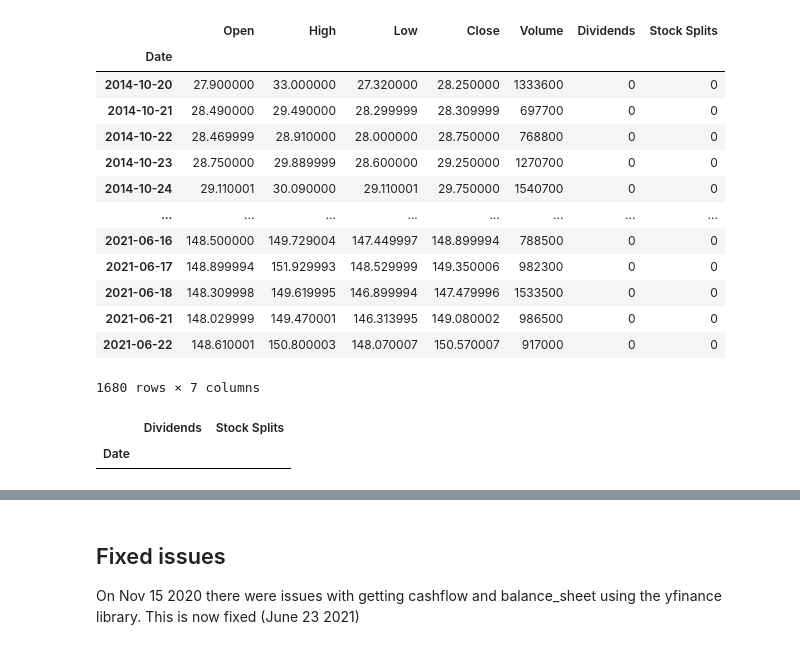
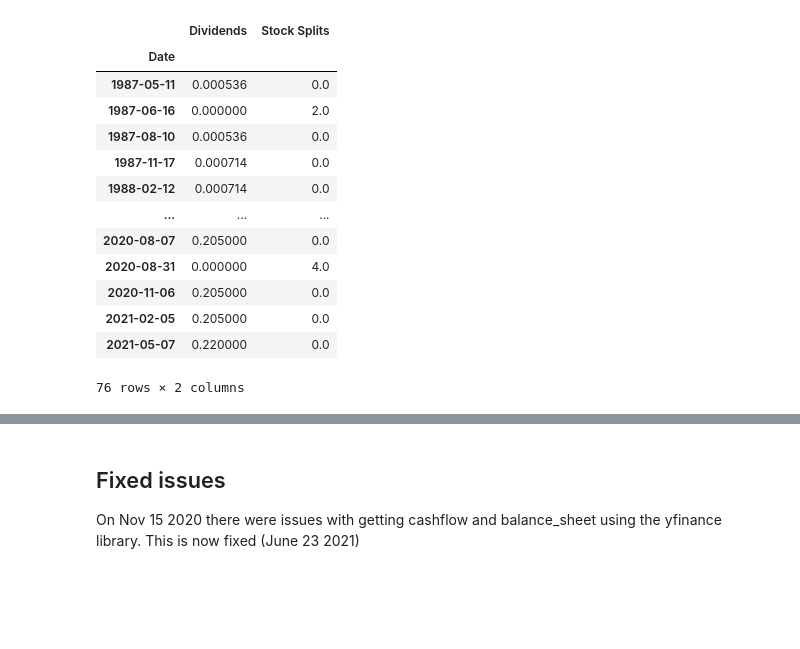
Before and after one commit to gt6334a/pystocks, a Jupyter notebook: yfinance.ipynb, the cells around one changed output, grey strips where cells are left out. Cells and saved outputs as stored; diff of their text form; code cells hidden in the pictures; blank space fills up the shorter version.

```diff
--- a/yfinance.ipynb
+++ b/yfinance.ipynb
@@ -25,0 +19,4 @@ keys.info
+# %%
+ticker1 = yf.Ticker("AAPL")
+# get ticker info
+info1 = ticker1.info
@@ -28,25 +145,20 @@ hist = keys.history(period="max")
-# %%
-hist
-# %% [output]
-|  | Open | High | Low | Close | Volume | Dividends | Stock Splits |
-| Date |  |  |  |  |  |  |  |
-| 2014-10-20 | 27.900000 | 33.000000 | 27.320000 | 28.250000 | 1333600 | 0 | 0 |
-| 2014-10-21 | 28.490000 | 29.490000 | 28.299999 | 28.309999 | 697700 | 0 | 0 |
-| 2014-10-22 | 28.469999 | 28.910000 | 28.000000 | 28.750000 | 768800 | 0 | 0 |
-| 2014-10-23 | 28.750000 | 29.889999 | 28.600000 | 29.250000 | 1270700 | 0 | 0 |
-| 2014-10-24 | 29.110001 | 30.090000 | 29.110001 | 29.750000 | 1540700 | 0 | 0 |
-| ... | ... | ... | ... | ... | ... | ... | ... |
-| 2021-06-16 | 148.500000 | 149.729004 | 147.449997 | 148.899994 | 788500 | 0 | 0 |
-| 2021-06-17 | 148.899994 | 151.929993 | 148.529999 | 149.350006 | 982300 | 0 | 0 |
-| 2021-06-18 | 148.309998 | 149.619995 | 146.899994 | 147.479996 | 1533500 | 0 | 0 |
-| 2021-06-21 | 148.029999 | 149.470001 | 146.313995 | 149.080002 | 986500 | 0 | 0 |
-| 2021-06-22 | 148.610001 | 150.800003 | 148.070007 | 150.570007 | 917000 | 0 | 0 |
-1680 rows × 7 columns
 # %%
 # show actions
-keys.actions
+ticker1.actions
 # %% [output]
 |  | Dividends | Stock Splits |
 | Date |  |  |
+| 1987-05-11 | 0.000536 | 0.0 |
+| 1987-06-16 | 0.000000 | 2.0 |
+| 1987-08-10 | 0.000536 | 0.0 |
+| 1987-11-17 | 0.000714 | 0.0 |
+| 1988-02-12 | 0.000714 | 0.0 |
+| ... | ... | ... |
+| 2020-08-07 | 0.205000 | 0.0 |
+| 2020-08-31 | 0.000000 | 4.0 |
+| 2020-11-06 | 0.205000 | 0.0 |
+| 2021-02-05 | 0.205000 | 0.0 |
+| 2021-05-07 | 0.220000 | 0.0 |
+76 rows × 2 columns
 # %%
 # show financials
```
Also changed, not shown: parts of 26 cells of this notebook.
